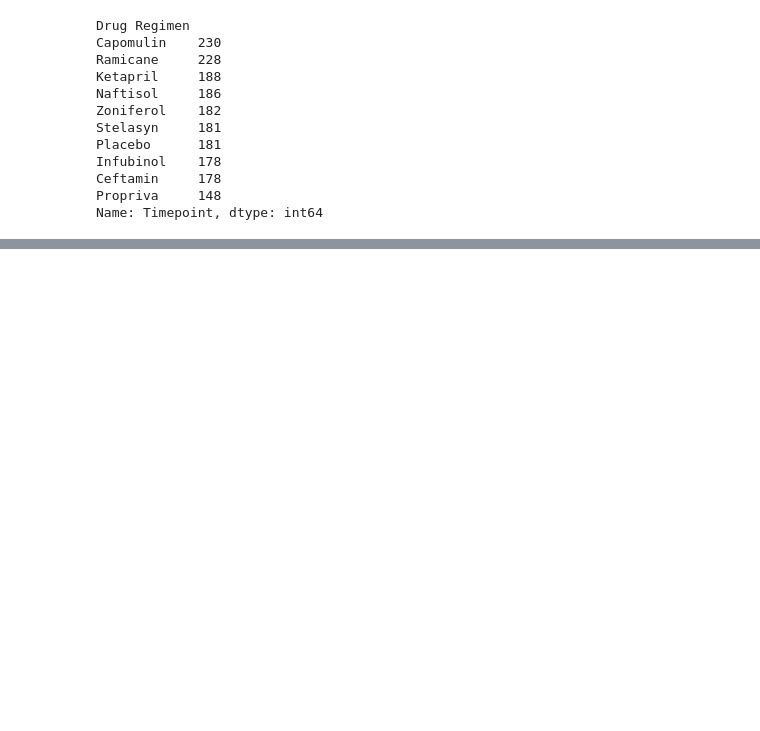
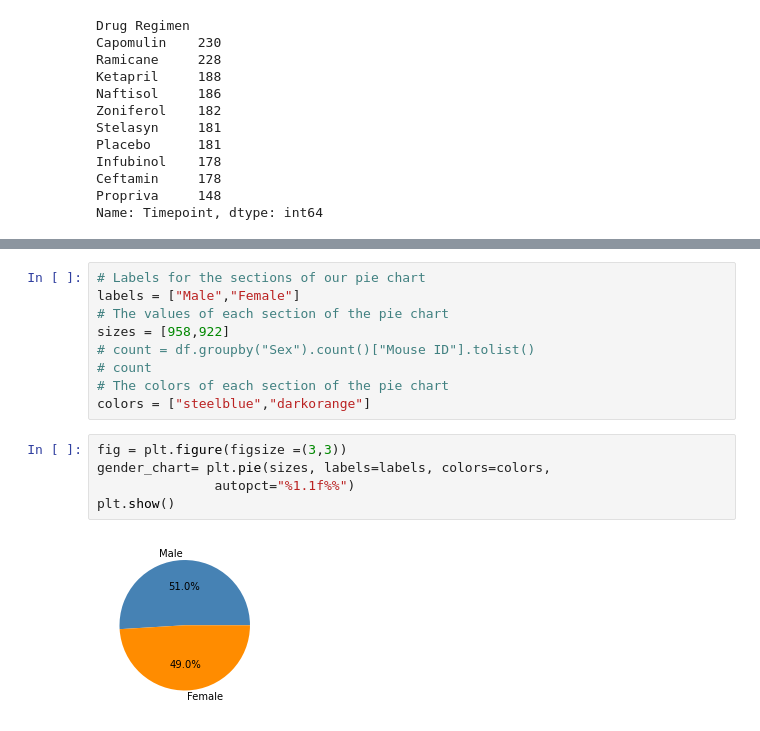
Before and after one commit to jananeesaranraj/Matplotlib, a Jupyter notebook: Pymaceuticals/Pymaceuticals.ipynb, the cells around one changed output, grey strips where cells are left out. Saved outputs shown, nothing was run; the diff lists cells and outputs as text; blank space fills up the shorter version.

```diff
--- a/Pymaceuticals/Pymaceuticals.ipynb
+++ b/Pymaceuticals/Pymaceuticals.ipynb
@@ -195,0 +224,16 @@ plt.tight_layout()
+# %%
+# Labels for the sections of our pie chart
+labels = ["Male","Female"]
+# The values of each section of the pie chart
+sizes = [958,922]
+# count = df.groupby("Sex").count()["Mouse ID"].tolist()
+# count
+# The colors of each section of the pie chart
+colors = ["steelblue","darkorange"]
+# %%
+fig = plt.figure(figsize =(3,3))
+gender_chart= plt.pie(sizes, labels=labels, colors=colors,
+               autopct="%1.1f%%")
+plt.show()
+# %% [output]
+[figure, added]
```
Also changed, not shown: parts of 14 cells of this notebook.
